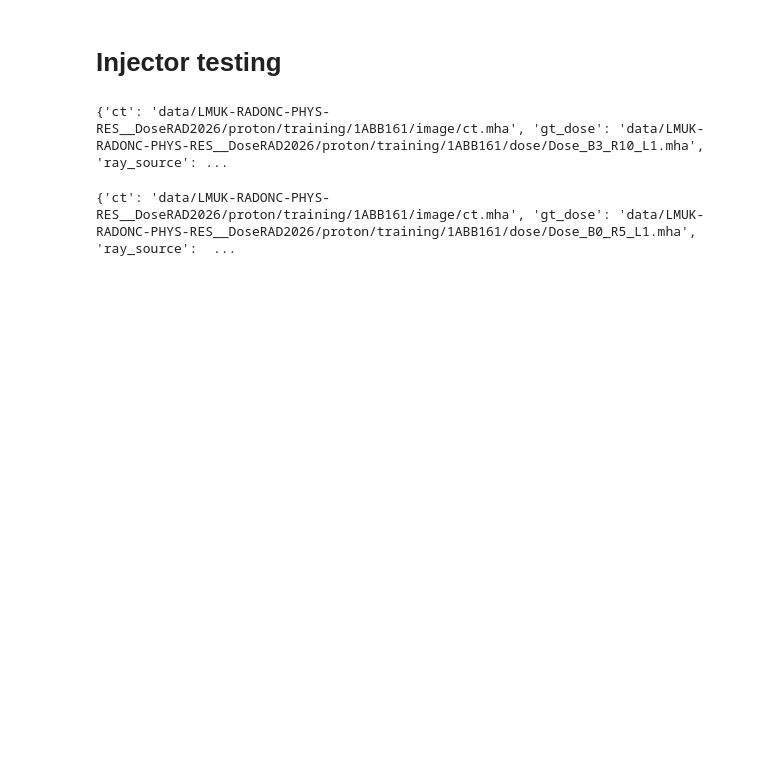
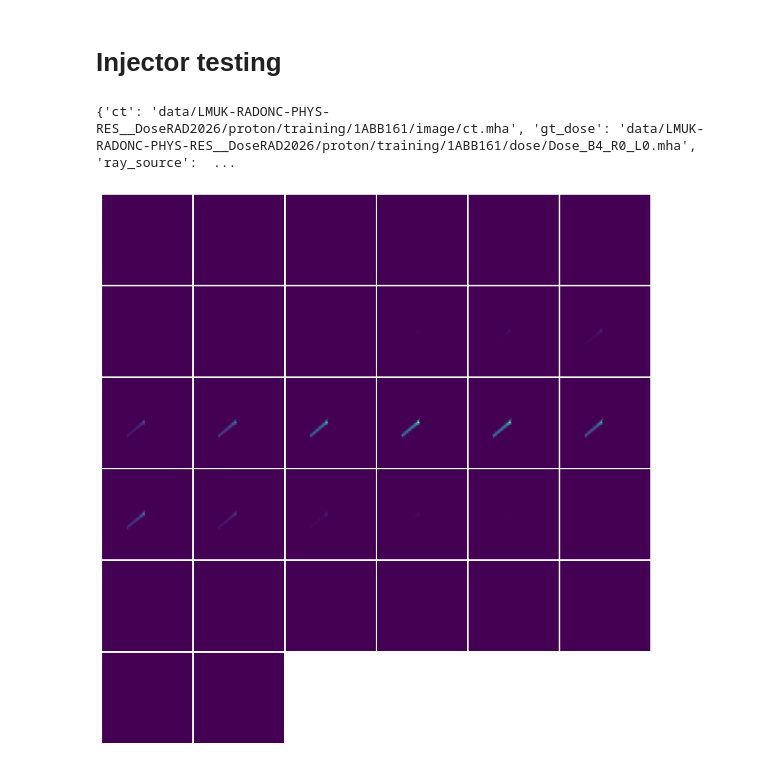
Before and after one commit to Dudgit/nr_dose, a Jupyter notebook: notebooks/atlas.ipynb, the cells around one changed output. Cells and saved outputs as stored; diff of their text form; code cells hidden in the pictures; blank space fills up the shorter version.

Commit message:
modified_injector

```diff
--- a/notebooks/atlas.ipynb
+++ b/notebooks/atlas.ipynb
@@ -849,18 +954,22 @@ class ExtractSlabsAroundZ(MapTransform):
 # %%
-import json
-from monai.transforms import Compose, LoadImaged, EnsureTyped, EnsureChannelFirstd, Spacingd, ResizeWithPadOrCropd, Lambdad, ScaleIntensityRanged, CenterSpatialCropd
+from monai.transforms import Compose, LoadImaged, EnsureChannelFirstd, Spacingd, ResizeWithPadOrCropd, EnsureTyped
 transforms = Compose([
-    LoadImaged(keys=["ct","gt_dose"], image_only=False),
+    LoadImaged(keys=["ct","gt_dose"]),
     EnsureChannelFirstd(keys=["ct", "gt_dose"]),
     ExtractSlabsAroundZ(keys=["ct", "gt_dose"], source_key="ray_source", slice_radius=15),
+    Spacingd(keys=["ct", "gt_dose"], pixdim=data_cfg['pixdim'], mode='trilinear'), # pixdim = [4.0, 4.0, 3.0]
+    ResizeWithPadOrCropd(keys=["ct", "gt_dose"], spatial_size=data_cfg['roi_size']), #roi_size = [128, 128, 32]
+    InjectGaussianBeamPriord(keys =['ct'],source_key="ray_source", target_key="ray_target", ref_key="ct", sigma=4.0, flip_lps_to_ras = True),
+    EnsureTyped(keys=["ct", "gt_dose", "condition"],track_meta=False,dtype=torch.float32),
     EnsureTyped(keys = ['ray_source',"ray_target"],dtype=torch.float32)
 
 ])
 
 jsons = json.load(open('data/train.json', "r"))
-sample_dict = jsons[111]
+sample_dict = jsons[120]
 print(sample_dict)
-#data = transforms(sample_dict)
-#img,metadata = data["HU"], data["HU_meta_dict"]
+data = transforms(sample_dict)
+_= matshow3d(data["gt_dose"][0],frame_dim = -1,)
 # %% [output]
-{'ct': 'data/LMUK-RADONC-PHYS-RES__DoseRAD2026/proton/training/1ABB161/image/ct.mha', 'gt_dose': 'data/LMUK-RADONC-PHYS-RES__DoseRAD2026/proton/training/1ABB161/dose/Dose_B3_R10_L1.mha', 'ray_source': ...
+{'ct': 'data/LMUK-RADONC-PHYS-RES__DoseRAD2026/proton/training/1ABB161/image/ct.mha', 'gt_dose': 'data/LMUK-RADONC-PHYS-RES__DoseRAD2026/proton/training/1ABB161/dose/Dose_B4_R0_L0.mha', 'ray_source':  ...
+[figure, added]
@@ -1034,18 +975,0 @@ val_list = json.load(open(data_cfg['val_list'], "r"))
-# %%
-transforms = Compose([
-    LoadImaged(keys=["ct","gt_dose"], image_only=False),
-    EnsureChannelFirstd(keys=["ct", "gt_dose"]),
-    ExtractSlabsAroundZ(keys=["ct", "gt_dose"], source_key="ray_source", slice_radius=15),
-    Spacingd(keys=["ct", "gt_dose"], pixdim=data_cfg['pixdim'], mode='trilinear'), # pixdim = [4.0, 4.0, 3.0]
-    ResizeWithPadOrCropd(keys=["ct", "gt_dose"], spatial_size=data_cfg['roi_size']), #roi_size = [128, 128, 32]
-    InjectGaussianBeamPriord(keys =['ct'],source_key="ray_source", target_key="ray_target", ref_key="ct", sigma=4.0, flip_lps_to_ras = True),
-    EnsureTyped(keys=["ct", "gt_dose", "condition"],track_meta=False,dtype=torch.float32),
-    EnsureTyped(keys = ['ray_source',"ray_target"],dtype=torch.float32)
-
-])
-
-jsons = json.load(open('data/train.json', "r"))
-sample_dict = jsons[11]
-print(sample_dict)
-# %% [output]
-{'ct': 'data/LMUK-RADONC-PHYS-RES__DoseRAD2026/proton/training/1ABB161/image/ct.mha', 'gt_dose': 'data/LMUK-RADONC-PHYS-RES__DoseRAD2026/proton/training/1ABB161/dose/Dose_B0_R5_L1.mha', 'ray_source':  ...
```
Also changed, not shown: parts of 22 cells of this notebook, 6 other files.
